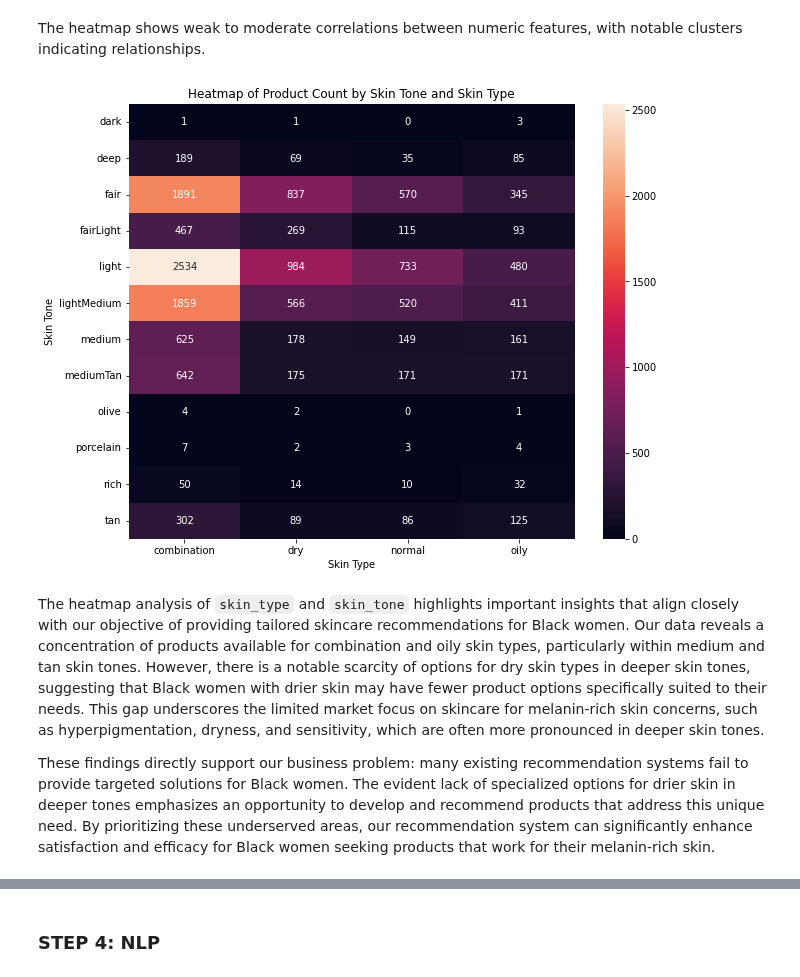
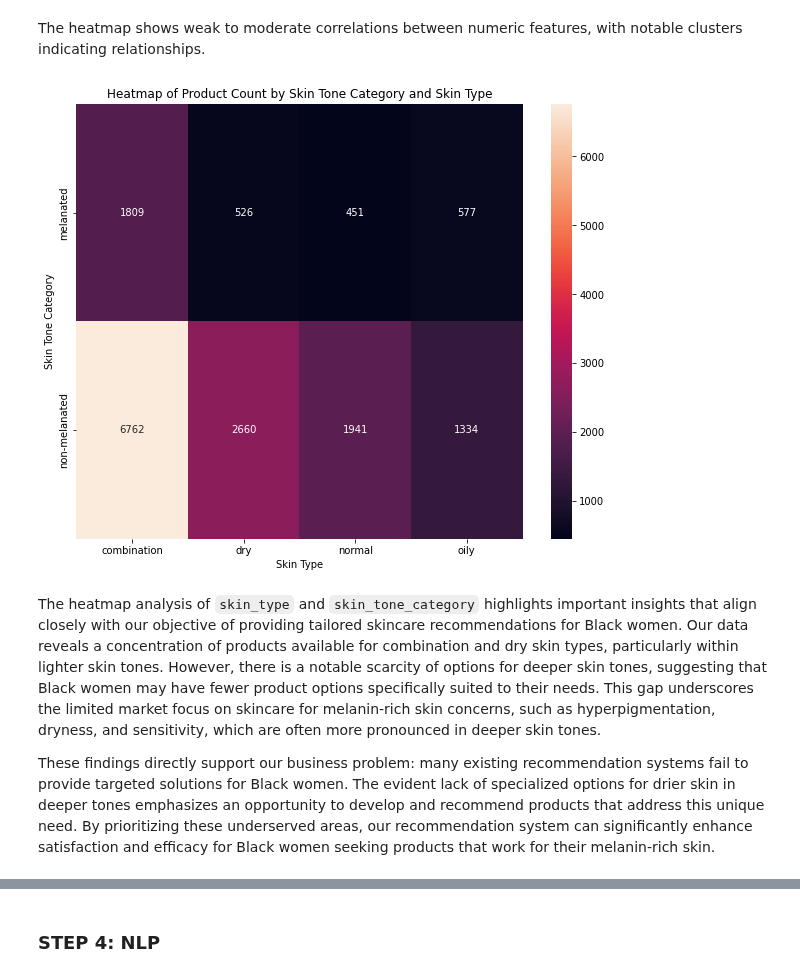
Before and after one commit to ECCHERUIYOT/AI-Powered-Recommendations-For-Melanin-Skin, a Jupyter notebook: index.ipynb, the cells around one changed output, grey strips where cells are left out. Cells and saved outputs as stored; diff of their text form; code cells hidden in the pictures.

```diff
--- a/index.ipynb
+++ b/index.ipynb
@@ -233,3 +220,16 @@ data['price_ksh'] = (data['price_usd'] * 129.27)
+# %%
+# Lists of skin tones categorized as 'light' or 'dark'
+light_skin_tones = ['light', 'fair', 'lightMedium', 'fairLight', 'porcelain', 'olive']
+dark_skin_tones = ['mediumTan', 'medium', 'tan', 'rich', 'deep', 'dark']
+
+# Creating a new column 'skin_tone_category' with 'light' and 'dark' values
+data['skin_tone_category'] = data['skin_tone'].apply(lambda x: 'non-melanated' if x in light_skin_tones else 'melanated' if x in dark_skin_tones else 'other')
+
+# Convert 'submission_time' to datetime format
+data['submission_time'] = pd.to_datetime(data['submission_time'], errors='coerce')
+
+# Normalize Prices
+data['price_ksh'] = (data['price_usd'] * 129.27)
 # %% [markdown]
 **TEXT CLEANING STEPS:**
 1.  Converting the text to lowercase to ensure uniformity.
@@ -475,16 +478,16 @@ plt.show()
 The heatmap shows weak to moderate correlations between numeric features, with notable clusters indicating relationships.
 # %%
 # Create a contingency table
-contingency_table = pd.crosstab(index=data['skin_tone'], columns=data['skin_type'])
+contingency_table = pd.crosstab(index=data['skin_tone_category'], columns=data['skin_type'])
 plt.figure(figsize=(10, 8))
 sns.heatmap(contingency_table, annot=True, fmt='d')
-plt.title('Heatmap of Product Count by Skin Tone and Skin Type')
+plt.title('Heatmap of Product Count by Skin Tone Category and Skin Type')
 plt.xlabel('Skin Type')
-plt.ylabel('Skin Tone')
+plt.ylabel('Skin Tone Category')
 plt.show()
 # %% [output]
-[figure, old version]
+[figure, new version]
 # %% [markdown]
-The heatmap analysis of `skin_type` and `skin_tone` highlights important insights that align closely with our objective of providing tailored skincare recommendations for Black women. Our data reveals a concentration of products available for combination and oily skin types, particularly within medium and tan skin tones. However, there is a notable scarcity of options for dry skin types in deeper skin tones, suggesting that Black women with drier skin may have fewer product options specifically suited to their needs. This gap underscores the limited market focus on skincare for melanin-rich skin concerns, such as hyperpigmentation, dryness, and sensitivity, which are often more pronounced in deeper skin tones.
+The heatmap analysis of `skin_type` and `skin_tone_category` highlights important insights that align closely with our objective of providing tailored skincare recommendations for Black women. Our data reveals a concentration of products available for combination and dry skin types, particularly within lighter skin tones. However, there is a notable scarcity of options for deeper skin tones, suggesting that Black women may have fewer product options specifically suited to their needs. This gap underscores the limited market focus on skincare for melanin-rich skin concerns, such as hyperpigmentation, dryness, and sensitivity, which are often more pronounced in deeper skin tones.
 
 These findings directly support our business problem: many existing recommendation systems fail to provide targeted solutions for Black women. The evident lack of specialized options for drier skin in deeper tones emphasizes an opportunity to develop and recommend products that address this unique need. By prioritizing these underserved areas, our recommendation system can significantly enhance satisfaction and efficacy for Black women seeking products that work for their melanin-rich skin.
```
Also changed, not shown: parts of 24 cells of this notebook.
